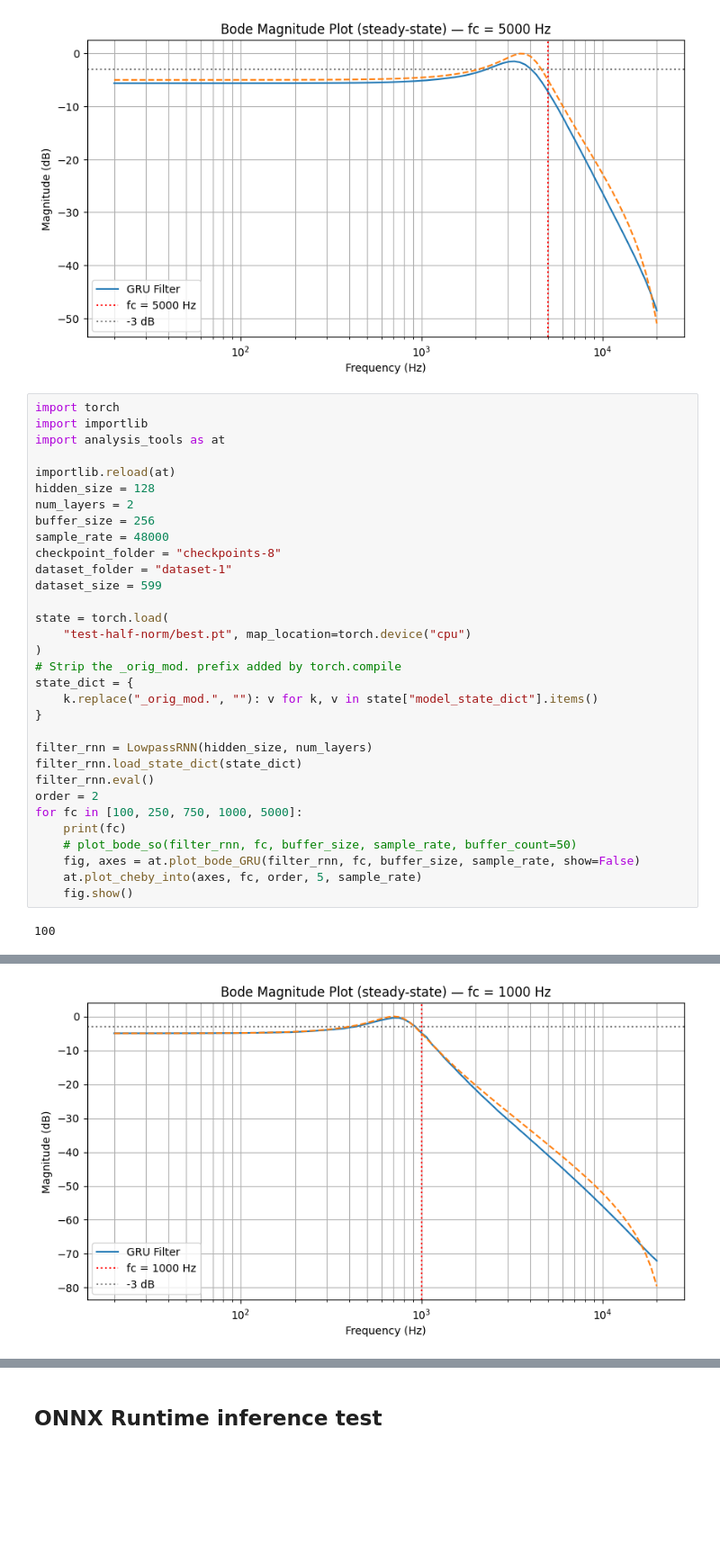
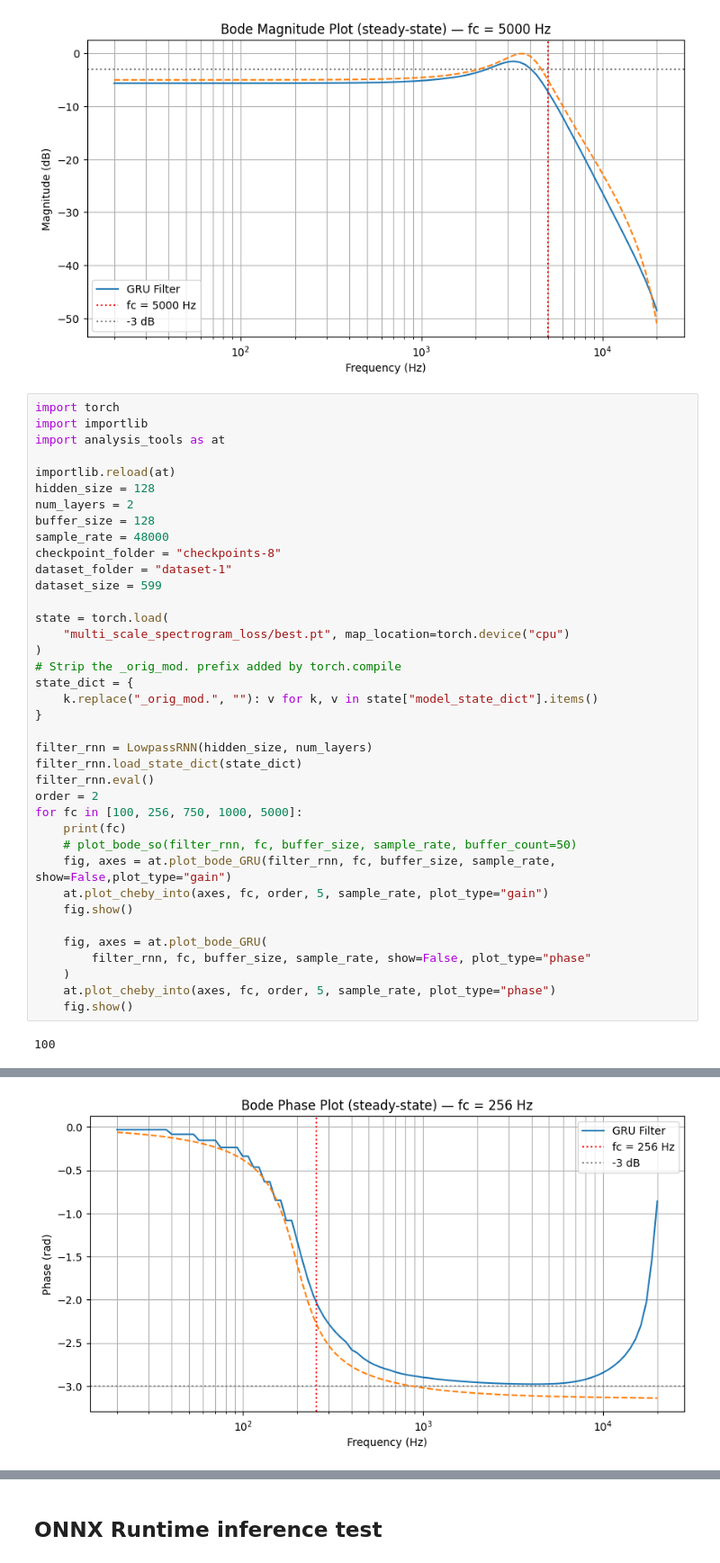
Before and after one commit to grybouilli/first-order-lowpass-GRU, a Jupyter notebook: model_eval.ipynb, the cells around one changed output, grey strips where cells are left out. Shown at 90% size. Saved outputs shown, nothing was run; the diff lists cells and outputs as text; blank space fills up the shorter version.

Commit message:
feat: complete pipeline to train order 2 filters without overfit

```diff
--- a/model_eval.ipynb
+++ b/model_eval.ipynb
@@ -276,14 +276,14 @@ import analysis_tools as at
 importlib.reload(at)
 hidden_size = 128
 num_layers = 2
-buffer_size = 256
+buffer_size = 128
 sample_rate = 48000
 checkpoint_folder = "checkpoints-8"
 dataset_folder = "dataset-1"
 dataset_size = 599
 
 state = torch.load(
-    "test-half-norm/best.pt", map_location=torch.device("cpu")
+    "multi_scale_spectrogram_loss/best.pt", map_location=torch.device("cpu")
 )
 # Strip the _orig_mod. prefix added by torch.compile
 state_dict = {
@@ -294,11 +294,17 @@ filter_rnn = LowpassRNN(hidden_size, num_layers)
 filter_rnn.load_state_dict(state_dict)
 filter_rnn.eval()
 order = 2
-for fc in [100, 250, 750, 1000, 5000]:
+for fc in [100, 256, 750, 1000, 5000]:
     print(fc)
     # plot_bode_so(filter_rnn, fc, buffer_size, sample_rate, buffer_count=50)
-    fig, axes = at.plot_bode_GRU(filter_rnn, fc, buffer_size, sample_rate, show=False)
-    at.plot_cheby_into(axes, fc, order, 5, sample_rate)
+    fig, axes = at.plot_bode_GRU(filter_rnn, fc, buffer_size, sample_rate, show=False,plot_type="gain")
+    at.plot_cheby_into(axes, fc, order, 5, sample_rate, plot_type="gain")
     fig.show()
+
+    fig, axes = at.plot_bode_GRU(
+        filter_rnn, fc, buffer_size, sample_rate, show=False, plot_type="phase"
+    )
+    at.plot_cheby_into(axes, fc, order, 5, sample_rate, plot_type="phase")
+    fig.show()
 # %% [output]
 100
@@ -312 +318 @@ for fc in [100, 250, 750, 1000, 5000]:
-[figure, old version]
+[figure, new version]
```
Also changed, not shown: parts of 3 cells of this notebook, 6 other files.
